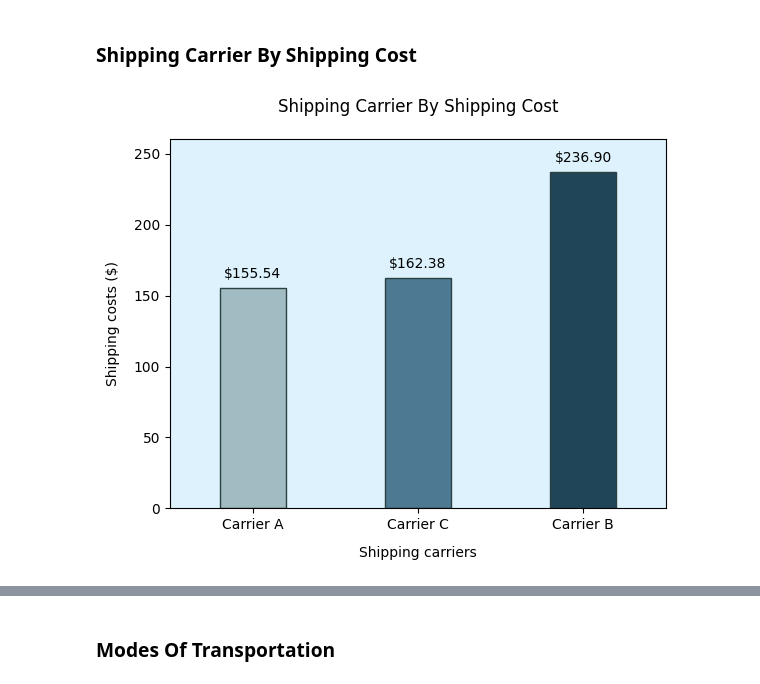
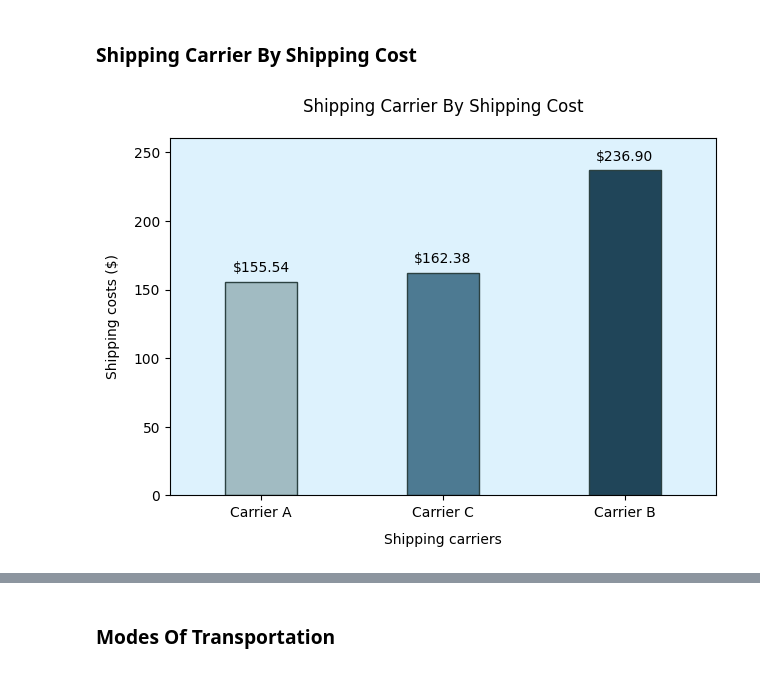
Before and after one commit to kevinsantala/Data-Science-Projects, a Jupyter notebook: Supply Chain/Supply Chain.ipynb, the cells around one changed output, grey strips where cells are left out. Saved outputs shown, nothing was run; the diff lists cells and outputs as text; code cells hidden in the pictures.

```diff
--- a/Supply Chain/Supply Chain.ipynb
+++ b/Supply Chain/Supply Chain.ipynb
@@ -170,10 +186,13 @@ This data highlights a clear consumer preference for skincare products, signific
 # %% [markdown]
 ### Revenue Contribution by Product Type
 # %%
+# set chart style properties
 plt.margins(0.3)
 
+# Aggregate total Revenue generated by product type
 revenue = df.groupby('Product type')['Revenue generated'].sum().reset_index().sort_values(by='Revenue generated')
 
+# create barplot
 ax = sns.barplot(data = revenue,
                  x = "Product type",
                  y = "Revenue generated",
@@ -183,13 +202,17 @@ ax = sns.barplot(data = revenue,
                  width = 0.4,
                  edgecolor="#2b4141")
 
+# set barplot properties
 ax.set_facecolor("#ebfdfd")
 ax.set_title('Revenue Contribution by Product Type',y=1.05)
 ax.set_xlabel('Product Type',labelpad=10)
 ax.set_ylabel('Revenue ($)',labelpad=10)
 
+# set cost value on lagend
 for container in ax.containers:
-    ax.bar_label(container,fmt='${:,.2f}',padding=5)
+    ax.bar_label(container,
+                 fmt='${:,.2f}',
+                 padding=5)
 
 plt.show()
 # %% [output]
@@ -267,12 +307,19 @@ The correlation between Price and number of product sold is: 0.0057
 # %% [markdown]
 ### Manufacturing Cost Breakdown by Supplier and Product
 # %%
+# set chart style properties
 plt.figure(figsize = (10,10))
+
+# set chart grid properties
 plt.subplot(2,1,1)
+
+# set chart style properties
 plt.margins(0.1)
 
+# Aggregate total Manufacturing costs by Supplier name
 manufacturing_cost_supplier = df.groupby('Supplier name')['Manufacturing costs'].sum().reset_index().sort_values(by="Manufacturing costs")
 
+# create barplot
 ax = sns.barplot(manufacturing_cost_supplier,
                  x = 'Supplier name',
                  y = 'Manufacturing costs',
@@ -282,21 +329,29 @@ ax = sns.barplot(manufacturing_cost_supplier,
                  width = 0.4,
                  edgecolor="#2b4141")
 
+# set barplot properties
 ax.set_facecolor("#ebfdfd")
 ax.set_title('Supplier By Manufacturing Costs',y=1.05)
 ax.set_xlabel('Supplier Name',labelpad=10)
 ax.set_ylabel('Manufacturing Costs ($)',labelpad=10)
 
+# set cost value on lagend
 for container in ax.containers:
-    ax.bar_label(container,fmt='${:.2f}',padding=5)
+    ax.bar_label(container,
+                 fmt='${:,.2f}',
+                 padding=5)
 
+# set chart grid properties
+plt.subplot(2,1,2)
 
-plt.subplot(2,1,2)
+# set chart style properties
 plt.subplots_adjust(hspace=0.4)
 plt.margins(0.1)
 
+# Aggregate total Manufacturing costs by Product type
 manufacturing_cost_product = df.groupby('Product type')['Manufacturing costs'].sum().reset_index().sort_values(by="Manufacturing costs")
 
+# create barplot
 ax = sns.barplot(manufacturing_cost_product,
                  x = 'Product type',
                  y = 'Manufacturing costs',
@@ -306,13 +361,18 @@ ax = sns.barplot(manufacturing_cost_product,
                  width = 0.4,
                  edgecolor="#2b4141")
 
+# set barplot properties
 ax.set_facecolor("#ebfdfd")
 ax.set_title('Product Type By Manufacturing Costs',y=1.05)
 ax.set_xlabel('Product Type',labelpad=10)
 ax.set_ylabel('Manufacturing Costs ($)',labelpad=10)
 
+# set cost value on lagend
 for container in ax.containers:
-    ax.bar_label(container,fmt='${:.2f}',padding=5)
+    ax.bar_label(container,
+                 fmt='${:,.2f}',
+                 padding=5)
 
+plt.tight_layout()
 plt.show()
 # %% [output]
@@ -402,27 +535,35 @@ plt.show()
 # %% [markdown]
 ### Shipping Carrier By Shipping Cost
 # %%
+# Aggregate total Shipping costs by Shipping carriers
 shipping_cost = df.groupby('Shipping carriers')['Shipping costs'].sum().reset_index().sort_values(by="Shipping costs")
 
+# set chart style properties
 plt.margins(0.1)
 
+# create barplot
 ax = sns.barplot(shipping_cost,
                  x = 'Shipping carriers',
                  y = 'Shipping costs',
                  palette = ['#9BBEC8','#427D9D','#164863'],
                  hue = "Shipping carriers",
                  errorbar = None,
                  width = 0.4,
                  edgecolor="#2b4141")
 
+# set barplot properties
 ax.set_facecolor("#DDF2FD")
 ax.set_title('Shipping Carrier By Shipping Cost',y=1.05)
 ax.set_xlabel('Shipping carriers',labelpad=10)
 ax.set_ylabel('Shipping costs ($)',labelpad=10)
 
+# set sales value on lagend
 for container in ax.containers:
-    ax.bar_label(container,fmt='${:.2f}',padding=5)
+    ax.bar_label(container,
+                 fmt='${:,.2f}',
+                 padding=5)
 
+plt.tight_layout()
 plt.show()
 # %% [output]
-[figure, old version]
+[figure, new version]
```
Also changed, not shown: parts of 31 cells of this notebook, 2 other files.
